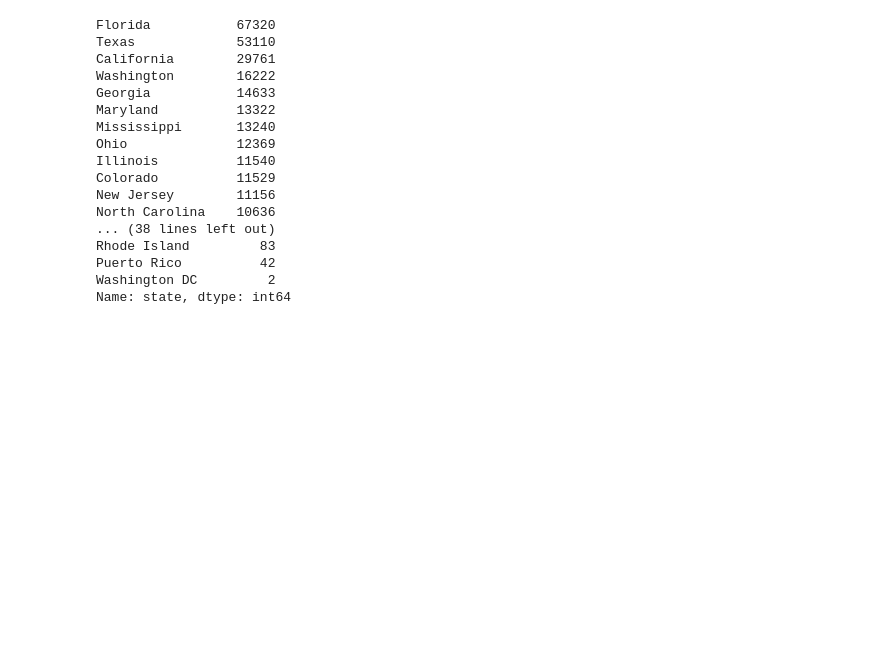
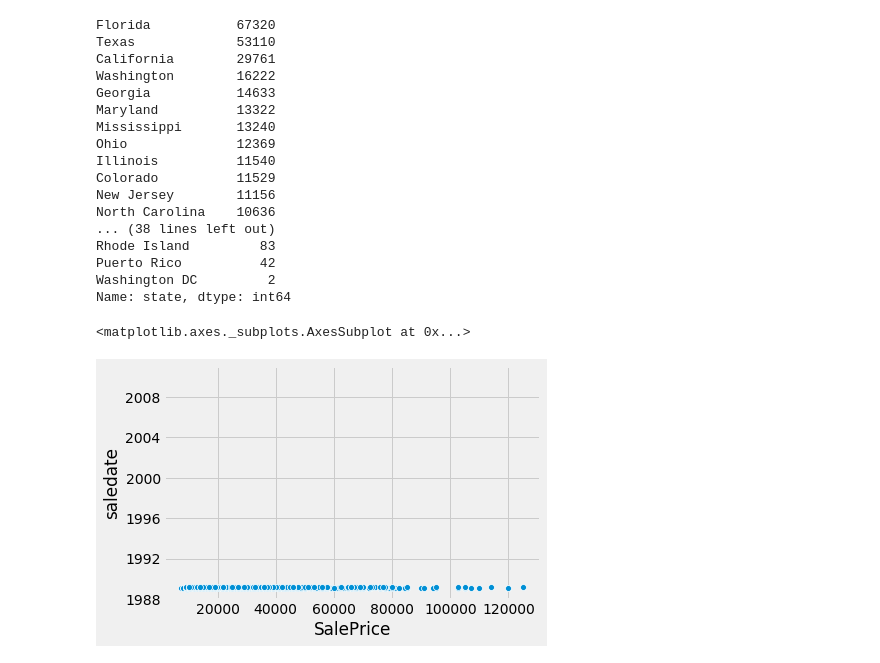
Before and after one commit to fares-ds/Blue-Book-for-Bulldozers-Kaggle-Competition, a Jupyter notebook: Blue_Book_for_Bulldozers.ipynb, the cells around one changed output. Drawn from its saved outputs; the diff is of its cells as text; code cells hidden in the pictures; blank space fills up the shorter version.

```diff
--- a/Blue_Book_for_Bulldozers.ipynb
+++ b/Blue_Book_for_Bulldozers.ipynb
@@ -257,3 +257,8 @@ Rhode Island         83
 Puerto Rico          42
 Washington DC         2
 Name: state, dtype: int64
+# %%
+sns.scatterplot('SalePrice', 'saledate', data=data[:1000])
+# %% [output]
+<matplotlib.axes._subplots.AxesSubplot at 0x...>
+[figure, added]
```
Also changed, not shown: parts of 1 cell of this notebook.
